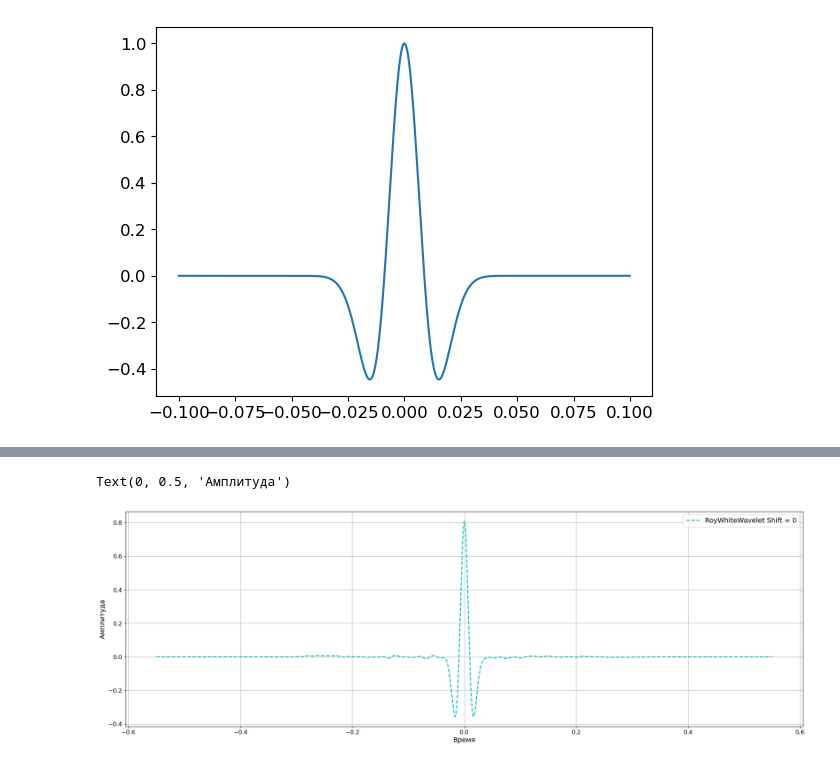
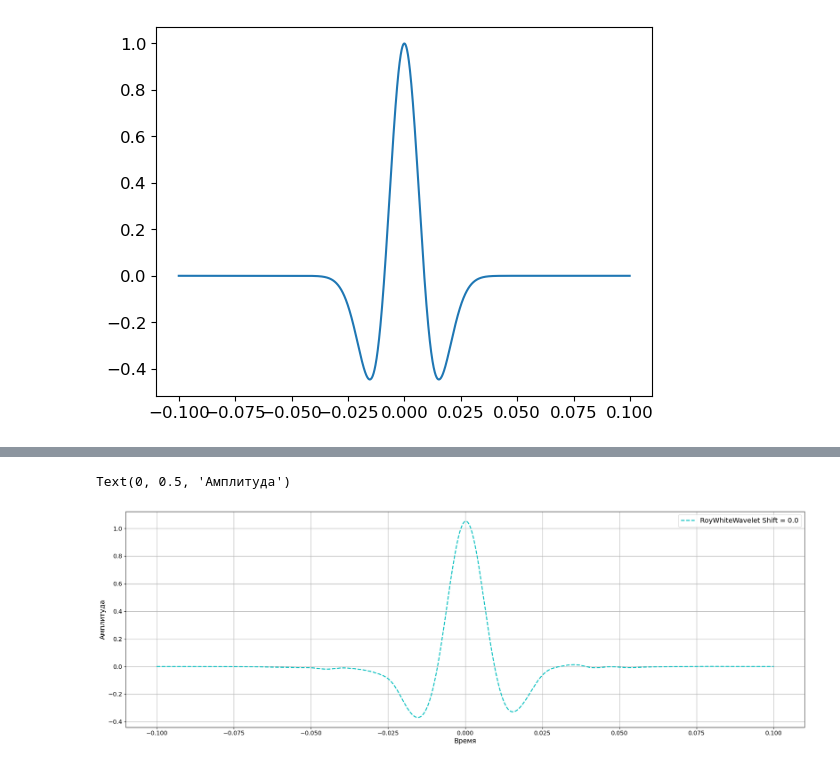
Before and after one commit to Cafalbi4/GitHub, a Jupyter notebook: Извлечение импульса 16.07.ipynb, the cells around one changed output, grey strips where cells are left out. Cells and saved outputs as stored; diff of their text form; code cells hidden in the pictures.

```diff
--- a/Извлечение импульса 16.07.ipynb
+++ b/Извлечение импульса 16.07.ipynb
@@ -243,9 +209,9 @@ plt.imshow(trace3.T, aspect='auto',cmap = seismic(),
 # %% [markdown]
 ### Считывание скважинных данных
 # %%
-Vs_data = lasio.read('Data\\LAS\VS.las')
-Vp_data = lasio.read('Data\\LAS\VP.las')
-Rho_data = lasio.read('Data\\LAS\RHO.las')
+Vs_data = lasio.read('d:\Laboratory\Извлечение импульса\Инструмент для извлечения импульса\Data\\\LAS\VS.las')
+Vp_data = lasio.read('d:\Laboratory\Извлечение импульса\Инструмент для извлечения импульса\Data\\\LAS\VP.las')
+Rho_data = lasio.read('d:\Laboratory\Извлечение импульса\Инструмент для извлечения импульса\Data\\\LAS\RHO.las')
 # %%
 
 Vs = 1 / Vs_data.data.T[1] * 10e5
@@ -1472,6 +1438,8 @@ Rpp_sunt_new = reflection_coef(vp, rho)
 T_synt = np.arange(np.min(T_well),np.max(T_well),dt)
 Rpp_sunt_new = np.interp(T_synt,T_well,Rpp_boundary)
 
+Rpp_sunt_new = WindowTukey(Rpp_sunt_new, alpha = 0.2)
+
 plt.plot(Rpp_sunt_new, T_synt)
 plt.gca().invert_yaxis()
 # %% [output]
@@ -1532,36 +1536,35 @@ plt.gca().invert_yaxis()
 # %%
-Trace = TraceSynt.copy()
-Rpp = Rpp_sunt_new.copy()
-T = T_synt.copy()
+# Trace = TraceSynt.copy()
+# Rpp = Rpp_sunt_new.copy()
+# T = T_synt.copy()
 
 
 dt = dt_well
-TCut = np.arange(.4, 1.5, dt)
+# TCut = np.arange(.6, 0.8, dt)
 WaveletLength = 200
-SigmaAutocor = 35
-Shift = 0
+SigmaAutocor = 10
+Shift = 20
 
 Taper = 0
 
-RoyWhiteWavelet, TimeWavelet_3, TimeShift = RoyWhiteMethod_ (Trace, T, TCut, dt, Rpp, Shift, SigmaAutocor, alpha = 1, Taper = Taper, Stab = 1e-6)
+RoyWhiteWavelet, TimeWavelet_3, TimeShift = RoyWhiteMethod (Trace, T, TCut, dt, Rpp, Shift, SigmaAutocor, dShift = 1, Stab = 1e-6, alpha = 1, Taper = Taper )
+
 
 RoyWhiteWavelet = ShiftData (RoyWhiteWavelet, TimeShift * 1000, dt)
-
-
 
 
 norm = 0
 
 plt.figure(figsize = (25, 8))
 if norm == 1:
     plt.plot(TimeWavelet_3, RoyWhiteWavelet/np.max(RoyWhiteWavelet), '-', color = 'c', lw = 2, label = f'RoyWhiteWavelet Shift = {TimeShift}')
 else:
     plt.plot(TimeWavelet_3, RoyWhiteWavelet, '--', color = 'c', lw = 2, label = f'RoyWhiteWavelet Shift = {TimeShift}')
 
 plt.legend(fontsize = 14)
 plt.grid(':')
 plt.xlabel('Время', fontsize = 14)
 plt.ylabel('Амплитуда', fontsize =14)
 # %% [output]
 Text(0, 0.5, 'Амплитуда')
-[figure, old version]
+[figure, new version]
```
Also changed, not shown: parts of 12 cells of this notebook.
